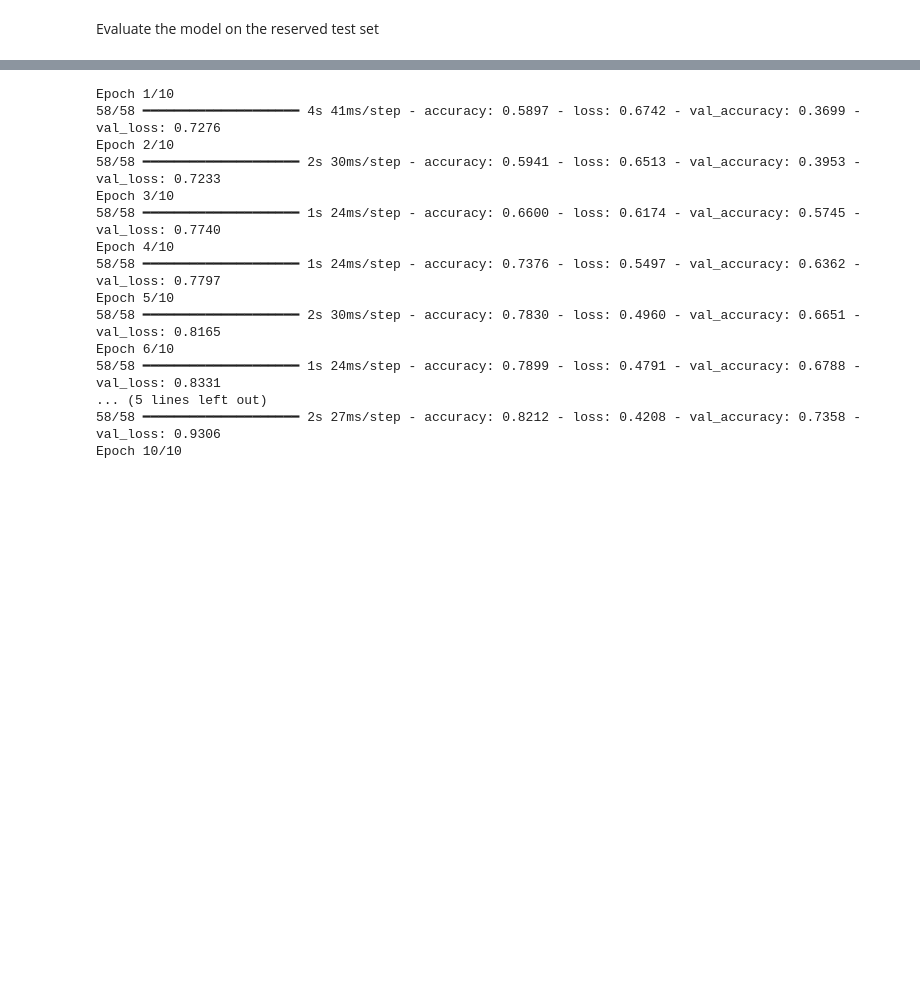
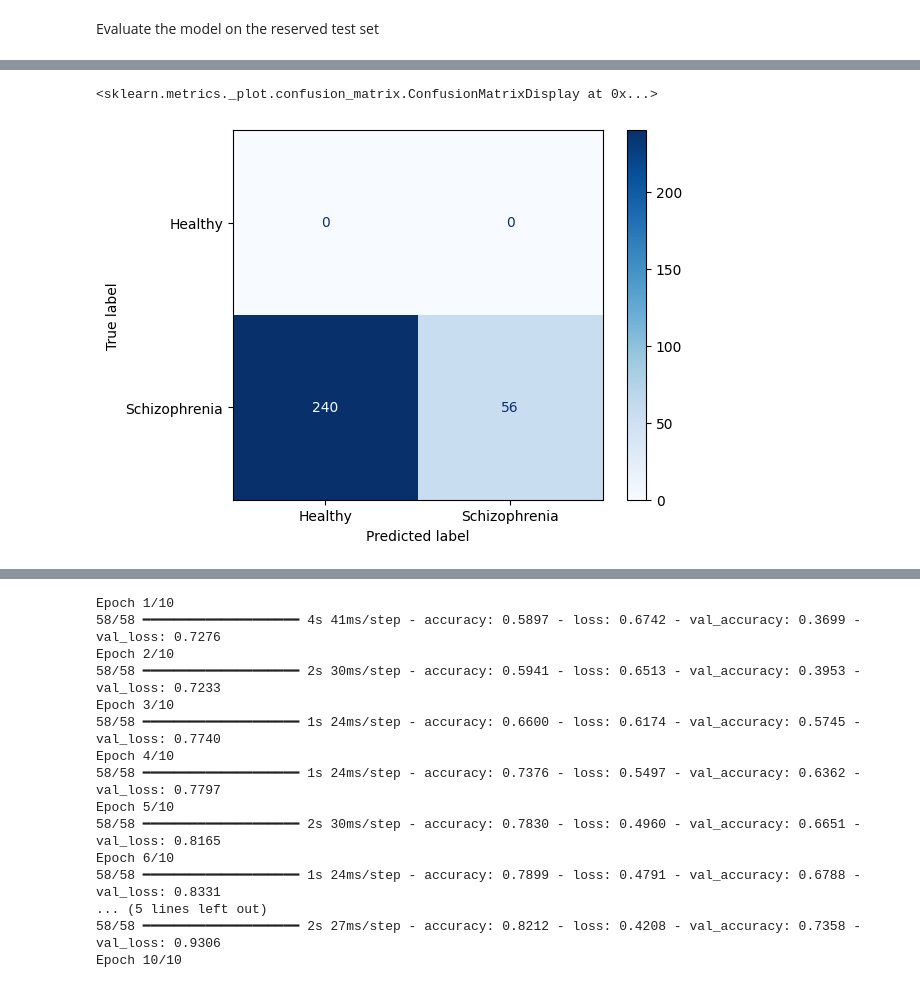
Before and after one commit to Folasewa/Signal_Processing_Projects, a Jupyter notebook: Schizophrenia_Classification/eeg_schizophrenia_classification.ipynb, the cells around one changed output, grey strips where cells are left out. Saved outputs shown, nothing was run; the diff lists cells and outputs as text; code cells hidden in the pictures; blank space fills up the shorter version.

```diff
--- a/Schizophrenia_Classification/eeg_schizophrenia_classification.ipynb
+++ b/Schizophrenia_Classification/eeg_schizophrenia_classification.ipynb
@@ -308,12 +308,22 @@ train_val_features = data_array[train_val_indices]
 train_val_labels = label_array[train_val_indices]
 train_val_groups = group_array[train_val_indices]
 # %%
+from sklearn.model_selection import StratifiedGroupKFold
+import numpy as np
+
+# Initialize StratifiedGroupKFold
+strat_grp_kfold = StratifiedGroupKFold(n_splits=5)
+
 accuracy = []
-grpKfold = GroupKFold(n_splits=5)  # 5-fold cross-validation
 
-for train_index, val_index in grpKfold.split(train_val_features, train_val_labels, groups=train_val_groups):
+# Perform stratified splits with group constraints
+for train_index, val_index in strat_grp_kfold.split(train_val_features, train_val_labels, groups=train_val_groups):
     train_features, train_labels = train_val_features[train_index], train_val_labels[train_index]
     val_features, val_labels = train_val_features[val_index], train_val_labels[val_index]
+
+    # Check label distributions for balance
+    print("Train Labels Distribution:", np.unique(train_labels, return_counts=True))
+    print("Validation Labels Distribution:", np.unique(val_labels, return_counts=True))
 
     # Standardize features
     scaler = StandardScaler()
@@ -418,2 +430,11 @@ Cross-Validation Average Accuracy: 61.17%
 # %% [markdown]
 Evaluate the model on the reserved test set
+# %%
+# Evaluate on test set
+
+# Standardize test set using the same scaler from training
+test_features = scaler.transform(test_features.reshape(-1, test_features.shape[-1])).reshape(test_features.shape)
+
+# Evaluate on test set
+test_accuracy = model.evaluate(test_features, test_labels)[1]
+print(f"Test Accuracy: {test_accuracy[1] * 100:.2f}%")
@@ -419,0 +444,12 @@ Evaluate the model on the reserved test set
+# %%
+from sklearn.metrics import confusion_matrix, ConfusionMatrixDisplay
+
+# Get predictions
+predicted_labels = model.predict(test_features)
+predicted_labels = (predicted_labels > 0.5).astype(int)  # Assuming binary classification
+
+# Confusion matrix
+cm = confusion_matrix(test_labels, predicted_labels)
+disp = ConfusionMatrixDisplay(confusion_matrix=cm, display_labels=["Healthy", "Schizophrenia"])
+disp.plot(cmap="Blues")
+# %% [output]
@@ -419,0 +457,2 @@ Evaluate the model on the reserved test set
+<sklearn.metrics._plot.confusion_matrix.ConfusionMatrixDisplay at 0x...>
+[figure, added]
```
Also changed, not shown: parts of 5 cells of this notebook.
